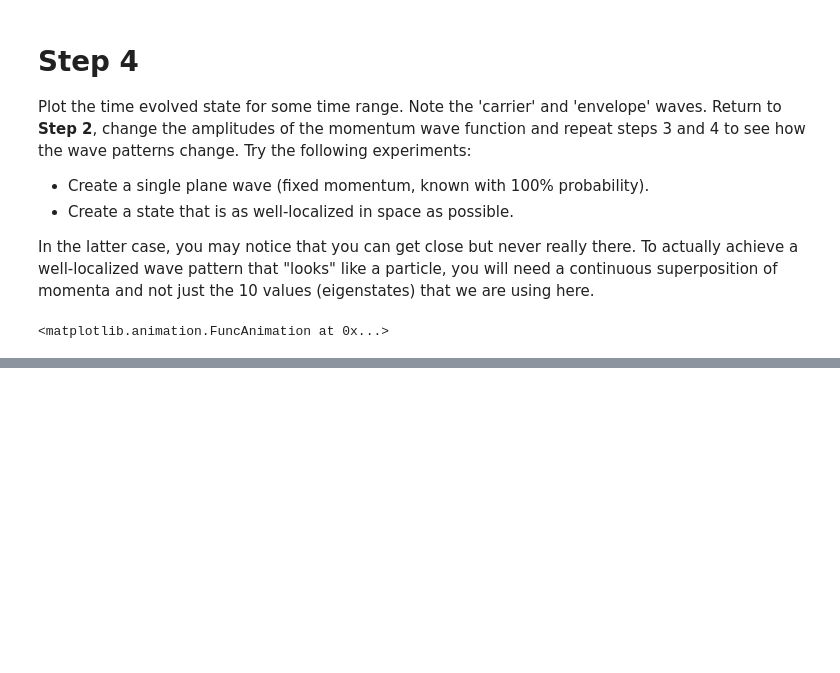
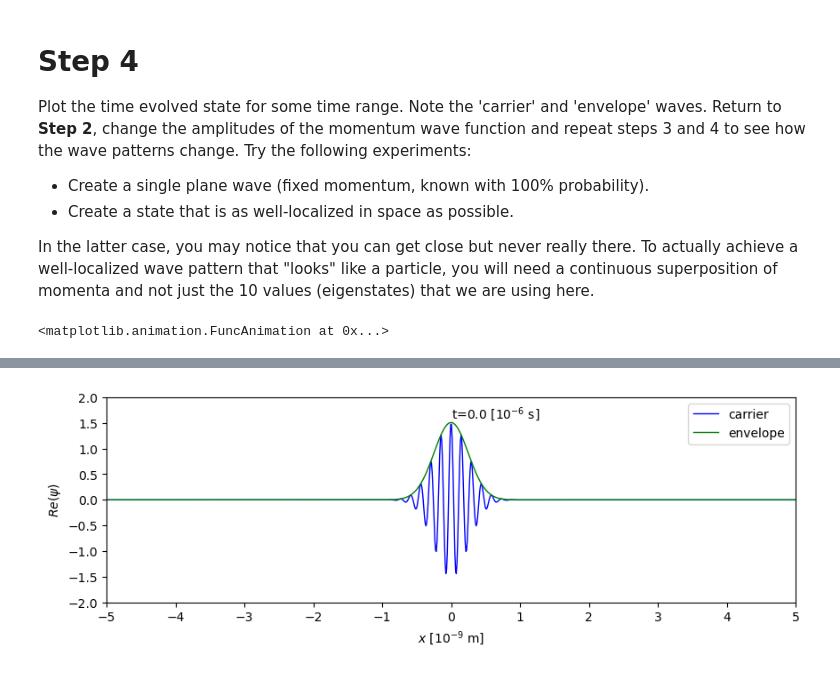
Before and after one commit to gvernard/PHY400-notebooks, a Jupyter notebook: Wave-packets.ipynb, the cells around one changed output, grey strips where cells are left out. Drawn from its saved outputs; the diff is of its cells as text; code cells hidden in the pictures; blank space fills up the shorter version.

```diff
--- a/Wave-packets.ipynb
+++ b/Wave-packets.ipynb
@@ -390,0 +380,30 @@ plt.close()
+# %%
+t = 0.0 # in [10^-14 s]
+
+# You don't need to change anything else in this cell below this line
+
+my_distr = my_normal(slider_mu.value,slider_sig.value)
+re_phi_p = my_distr.get_distr_sqroot(ps_cont)
+
+xs_cont = np.linspace(-xmax,xmax,N_xs) # in [nm]
+
+my_FT = my_fourier_transform(xs_cont,ps_cont,re_phi_p,m)
+psi_real,psi_img = my_FT.execute(t)
+envelope = gauss_envelope(xs_cont,t)
+
+
+fig_static,ax = plt.subplots(figsize=(10, 3))
+ax.set_xlim(-xmax,xmax)
+ax.set_ylim(-2,2)
+ax.set_ylabel(r'$Re(\psi)$')
+ax.set_xlabel(r'$x$ [$10^{-9}$ m]')
+ax.xaxis.set_major_locator(ticker.MultipleLocator(1))
+ax.text(0.5,0.9,rf't={t} [$10^{{-6}}$ s]',transform=ax.transAxes)
+ax.plot(xs_cont,psi_real, 'b', lw=1,label='carrier')
+ax.plot(xs_cont,envelope, 'g', lw=1,label='envelope')
+#ax.axvline(0.56096*slider_mu.value*t/m)
+ax.legend()
+plt.show()
+plt.close()
+# %% [output]
+[figure, added]
```
Also changed, not shown: parts of 18 cells of this notebook.
